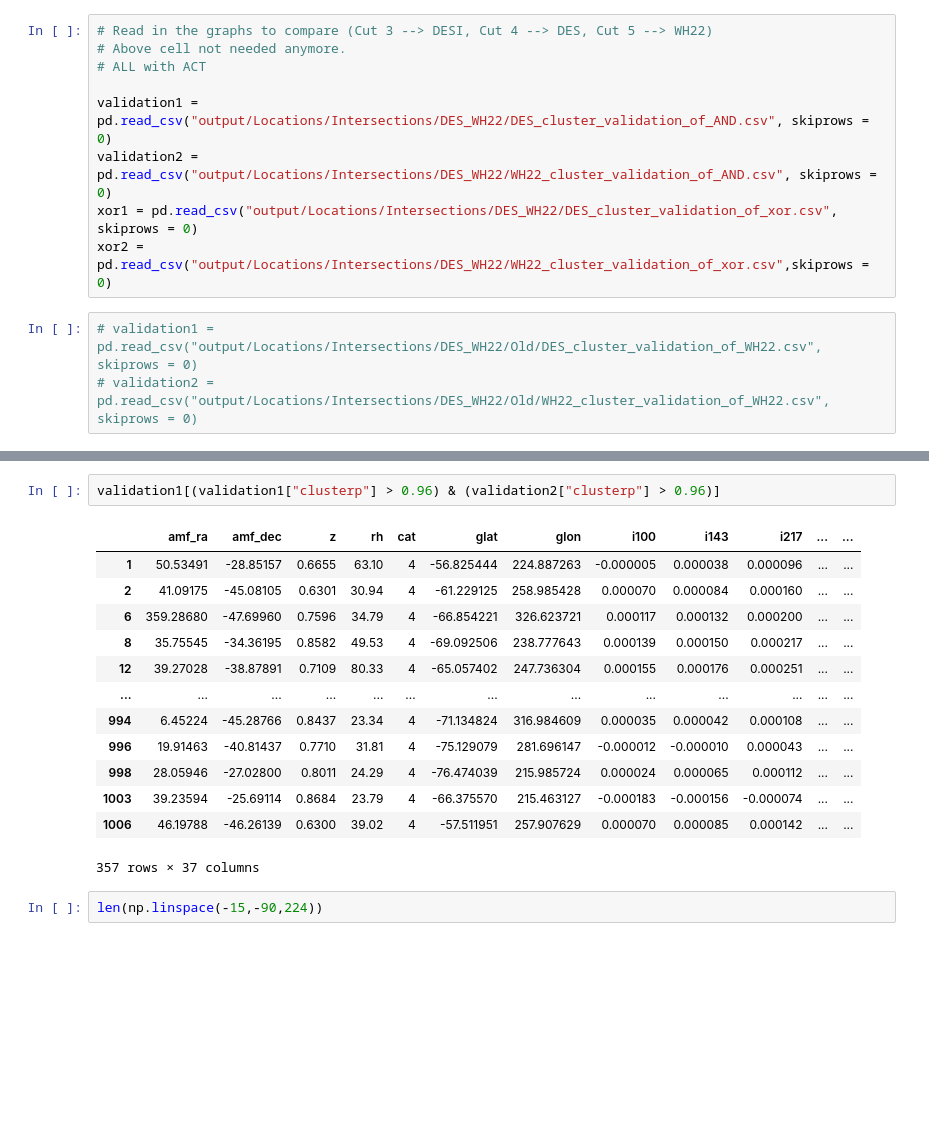
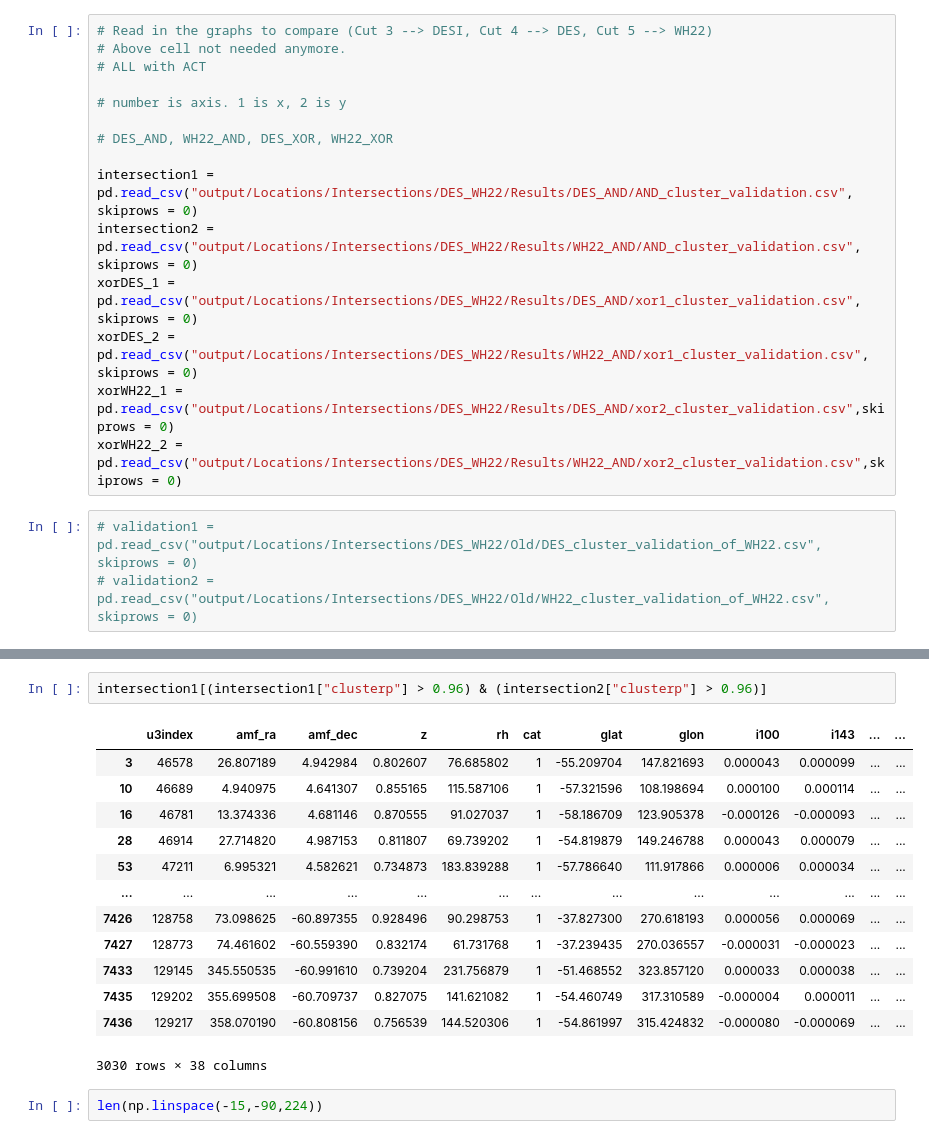
Before and after one commit to dchanda2002/MLCosmo, a Jupyter notebook: plot_signals.ipynb, the cells around one changed output, grey strips where cells are left out. Cells and saved outputs as stored; diff of their text form; blank space fills up the shorter version.

```diff
--- a/plot_signals.ipynb
+++ b/plot_signals.ipynb
@@ -1671,10 +1671,16 @@ ddw2 = ddw2[(ddw2.z > 0.6) & (ddw2.z < 1)].reset_index(drop = True)
 # Above cell not needed anymore.
 # ALL with ACT
 
-validation1 = pd.read_csv("output/Locations/Intersections/DES_WH22/DES_cluster_validation_of_AND.csv", skiprows = 0)
-validation2 = pd.read_csv("output/Locations/Intersections/DES_WH22/WH22_cluster_validation_of_AND.csv", skiprows = 0)
-xor1 = pd.read_csv("output/Locations/Intersections/DES_WH22/DES_cluster_validation_of_xor.csv", skiprows = 0)
-xor2 = pd.read_csv("output/Locations/Intersections/DES_WH22/WH22_cluster_validation_of_xor.csv",skiprows = 0)
+# number is axis. 1 is x, 2 is y
+
+# DES_AND, WH22_AND, DES_XOR, WH22_XOR
+
+intersection1 = pd.read_csv("output/Locations/Intersections/DES_WH22/Results/DES_AND/AND_cluster_validation.csv", skiprows = 0)
+intersection2 = pd.read_csv("output/Locations/Intersections/DES_WH22/Results/WH22_AND/AND_cluster_validation.csv", skiprows = 0)
+xorDES_1 = pd.read_csv("output/Locations/Intersections/DES_WH22/Results/DES_AND/xor1_cluster_validation.csv", skiprows = 0)
+xorDES_2 = pd.read_csv("output/Locations/Intersections/DES_WH22/Results/WH22_AND/xor1_cluster_validation.csv", skiprows = 0)
+xorWH22_1 = pd.read_csv("output/Locations/Intersections/DES_WH22/Results/DES_AND/xor2_cluster_validation.csv",skiprows = 0)
+xorWH22_2 = pd.read_csv("output/Locations/Intersections/DES_WH22/Results/WH22_AND/xor2_cluster_validation.csv",skiprows = 0)
 # %%
 # validation1 = pd.read_csv("output/Locations/Intersections/DES_WH22/Old/DES_cluster_validation_of_WH22.csv", skiprows = 0)
 # validation2 = pd.read_csv("output/Locations/Intersections/DES_WH22/Old/WH22_cluster_validation_of_WH22.csv", skiprows = 0)
@@ -1704,19 +1719,19 @@ plt.show()
 # %%
-validation1[(validation1["clusterp"] > 0.96) & (validation2["clusterp"] > 0.96)]
+intersection1[(intersection1["clusterp"] > 0.96) & (intersection2["clusterp"] > 0.96)]
 # %% [output]
-|  | amf_ra | amf_dec | z | rh | cat | glat | glon | i100 | i143 | i217 | ... | ... |
-| 1 | 50.53491 | -28.85157 | 0.6655 | 63.10 | 4 | -56.825444 | 224.887263 | -0.000005 | 0.000038 | 0.000096 | ... | ... |
-| 2 | 41.09175 | -45.08105 | 0.6301 | 30.94 | 4 | -61.229125 | 258.985428 | 0.000070 | 0.000084 | 0.000160 | ... | ... |
-| 6 | 359.28680 | -47.69960 | 0.7596 | 34.79 | 4 | -66.854221 | 326.623721 | 0.000117 | 0.000132 | 0.000200 | ... | ... |
-| 8 | 35.75545 | -34.36195 | 0.8582 | 49.53 | 4 | -69.092506 | 238.777643 | 0.000139 | 0.000150 | 0.000217 | ... | ... |
-| 12 | 39.27028 | -38.87891 | 0.7109 | 80.33 | 4 | -65.057402 | 247.736304 | 0.000155 | 0.000176 | 0.000251 | ... | ... |
+|  | u3index | amf_ra | amf_dec | z | rh | cat | glat | glon | i100 | i143 | ... | ... |
+| 3 | 46578 | 26.807189 | 4.942984 | 0.802607 | 76.685802 | 1 | -55.209704 | 147.821693 | 0.000043 | 0.000099 | ... | ... |
+| 10 | 46689 | 4.940975 | 4.641307 | 0.855165 | 115.587106 | 1 | -57.321596 | 108.198694 | 0.000100 | 0.000114 | ... | ... |
+| 16 | 46781 | 13.374336 | 4.681146 | 0.870555 | 91.027037 | 1 | -58.186709 | 123.905378 | -0.000126 | -0.000093 | ... | ... |
+| 28 | 46914 | 27.714820 | 4.987153 | 0.811807 | 69.739202 | 1 | -54.819879 | 149.246788 | 0.000043 | 0.000079 | ... | ... |
+| 53 | 47211 | 6.995321 | 4.582621 | 0.734873 | 183.839288 | 1 | -57.786640 | 111.917866 | 0.000006 | 0.000034 | ... | ... |
 | ... | ... | ... | ... | ... | ... | ... | ... | ... | ... | ... | ... | ... |
-| 994 | 6.45224 | -45.28766 | 0.8437 | 23.34 | 4 | -71.134824 | 316.984609 | 0.000035 | 0.000042 | 0.000108 | ... | ... |
-| 996 | 19.91463 | -40.81437 | 0.7710 | 31.81 | 4 | -75.129079 | 281.696147 | -0.000012 | -0.000010 | 0.000043 | ... | ... |
-| 998 | 28.05946 | -27.02800 | 0.8011 | 24.29 | 4 | -76.474039 | 215.985724 | 0.000024 | 0.000065 | 0.000112 | ... | ... |
-| 1003 | 39.23594 | -25.69114 | 0.8684 | 23.79 | 4 | -66.375570 | 215.463127 | -0.000183 | -0.000156 | -0.000074 | ... | ... |
-| 1006 | 46.19788 | -46.26139 | 0.6300 | 39.02 | 4 | -57.511951 | 257.907629 | 0.000070 | 0.000085 | 0.000142 | ... | ... |
+| 7426 | 128758 | 73.098625 | -60.897355 | 0.928496 | 90.298753 | 1 | -37.827300 | 270.618193 | 0.000056 | 0.000069 | ... | ... |
+| 7427 | 128773 | 74.461602 | -60.559390 | 0.832174 | 61.731768 | 1 | -37.239435 | 270.036557 | -0.000031 | -0.000023 | ... | ... |
+| 7433 | 129145 | 345.550535 | -60.991610 | 0.739204 | 231.756879 | 1 | -51.468552 | 323.857120 | 0.000033 | 0.000038 | ... | ... |
+| 7435 | 129202 | 355.699508 | -60.709737 | 0.827075 | 141.621082 | 1 | -54.460749 | 317.310589 | -0.000004 | 0.000011 | ... | ... |
+| 7436 | 129217 | 358.070190 | -60.808156 | 0.756539 | 144.520306 | 1 | -54.861997 | 315.424832 | -0.000080 | -0.000069 | ... | ... |
-357 rows × 37 columns
+3030 rows × 38 columns
 # %%
 len(np.linspace(-15,-90,224))
 # %% [output]
```
Also changed, not shown: parts of 3 cells of this notebook, 5 other files.
